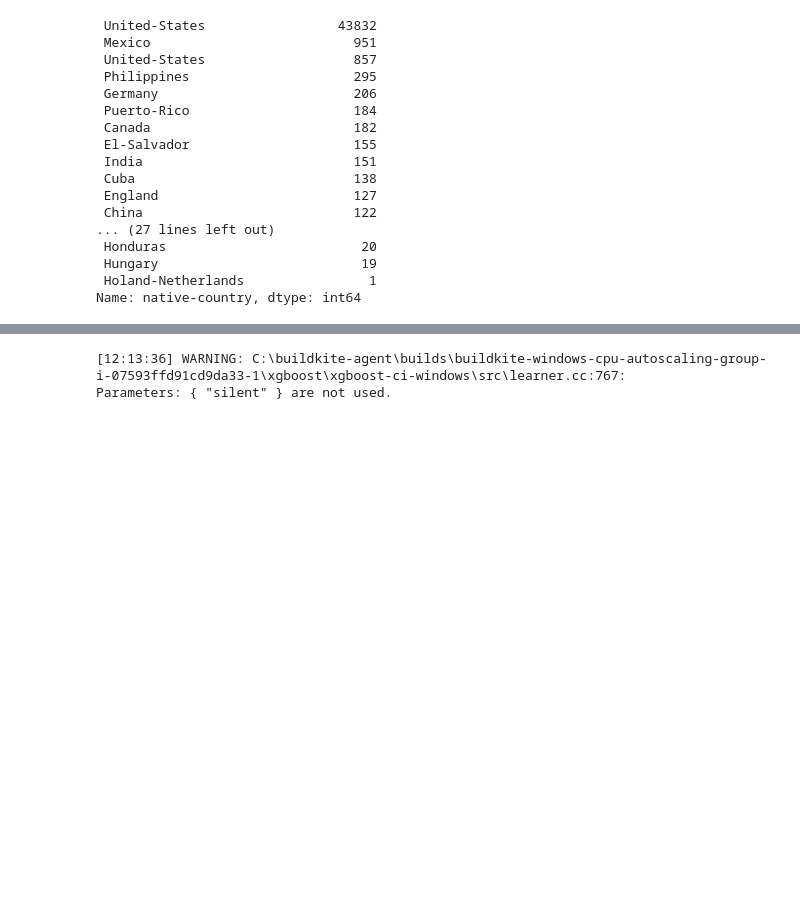
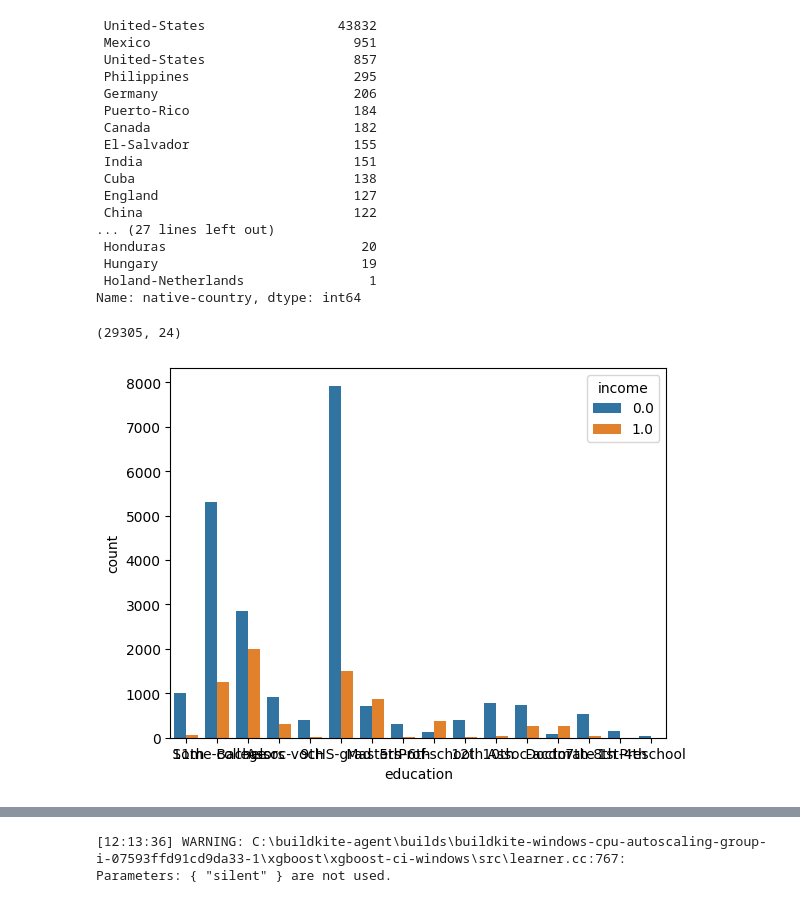
Before and after one commit to rlgus3351/Machine_Learning, a Jupyter notebook: kaggle/23_04_26/processing.ipynb, the cells around one changed output, grey strips where cells are left out. Saved outputs shown, nothing was run; the diff lists cells and outputs as text; code cells hidden in the pictures; blank space fills up the shorter version.

```diff
--- a/kaggle/23_04_26/processing.ipynb
+++ b/kaggle/23_04_26/processing.ipynb
@@ -242,3 +242,13 @@ Name: native-country, dtype: int64
 data['workclass-education'] = data['workclass'] +"#" + data['education']
 # %%
 data['occupation-education']= data['occupation'] +"#" + data['education']
+# %%
+train = pd.read_csv('../data/proc_train.csv')
+train.shape
+# %% [output]
+(29305, 24)
+# %%
+sns.countplot(train, x='education', hue='income')
+plt.show()
+# %% [output]
+[figure, added]
```
Also changed, not shown: parts of 3 cells of this notebook, 4 other files.
